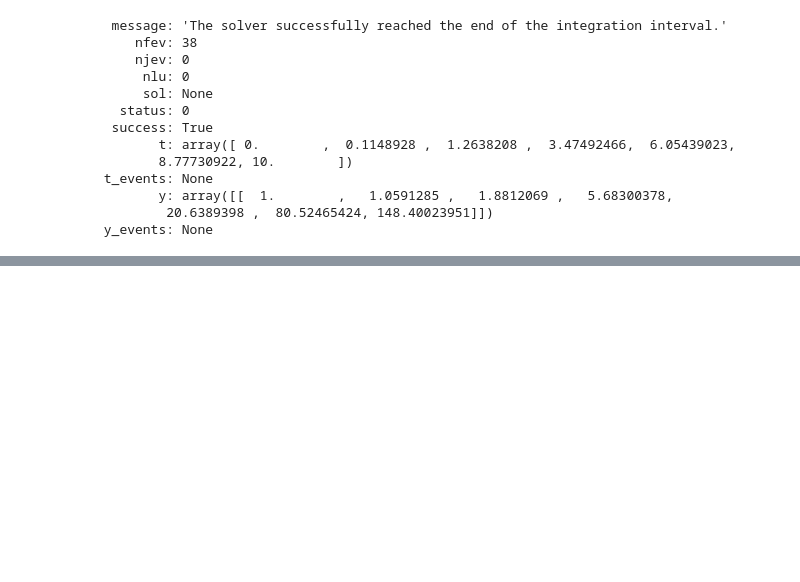
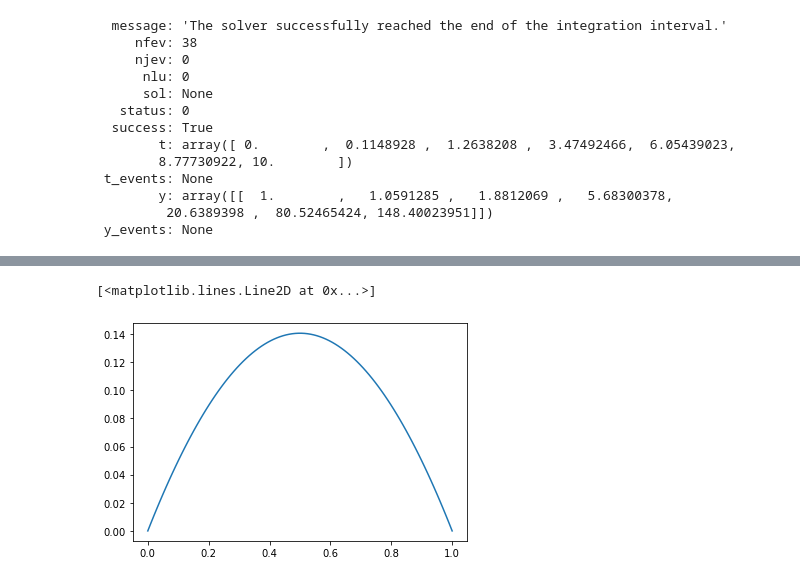
Before and after one commit to pshiroma/calculonumerico, a Jupyter notebook: aulas/CN-01#09 - Python - Metodos numericos.ipynb, the cells around one changed output, grey strips where cells are left out. Cells and saved outputs as stored; diff of their text form; code cells hidden in the pictures; blank space fills up the shorter version.

```diff
--- a/aulas/CN-01#09 - Python - Metodos numericos.ipynb
+++ b/aulas/CN-01#09 - Python - Metodos numericos.ipynb
@@ -558,3 +644,6 @@ from scipy.integrate import dblquad
 # %%
 from scipy.integrate import trapezoid
 # scipy.integrate.trapezoid(y, x=None, dx=1.0, axis=- 1)
+# %%
+x = 0.5
+-0.4*x**3 - 0.45*x**2 - x -0.25
@@ -666,4 +790,23 @@ plt.plot(sol.t, resposta, 'or')
 # %%
 from scipy.integrate import solve_bvp
-# scipy.integrate.solve_bvp(fun, bc, x, y, p=None, S=None, fun_jac=None,
-# bc_jac=None, tol=0.001, max_nodes=1000, verbose=0, bc_tol=None)
+import numpy as np
+
+def fun(x, y):
+    return np.array( [ y[1], -np.exp(y[0]) ] )
+
+def bc(ya, yb):
+    return np.array([ya[0], yb[0]])
+
+x = np.linspace(0, 1, 5)
+y = np.zeros((2, x.size))
+
+res = solve_bvp(fun, bc, x, y)
+# %%
+import matplotlib.pyplot as plt
+
+x_plot = np.linspace(0, 1, 100)
+y_plot = res.sol(x_plot)[0]
+plt.plot(x_plot, y_plot)
+# %% [output]
+[<matplotlib.lines.Line2D at 0x...>]
+[figure, added]
```
Also changed, not shown: parts of 38 cells of this notebook, 4 other files.
